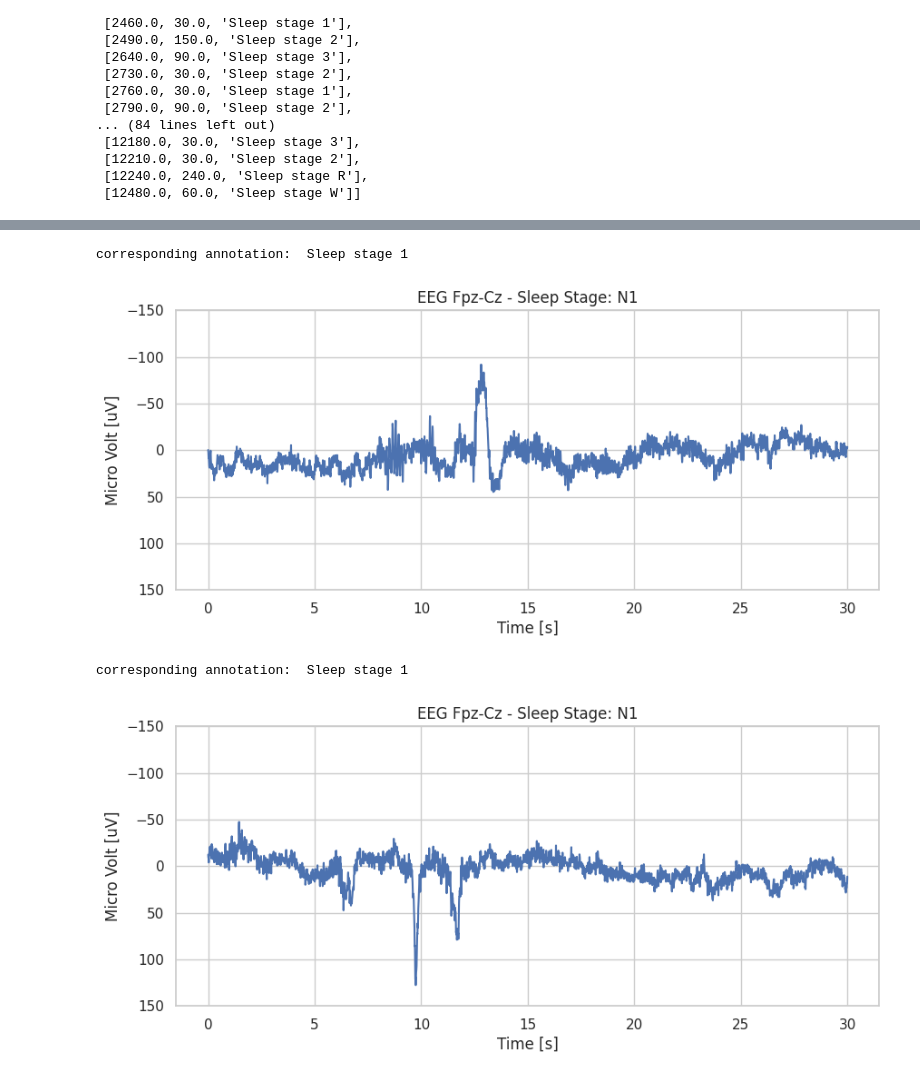
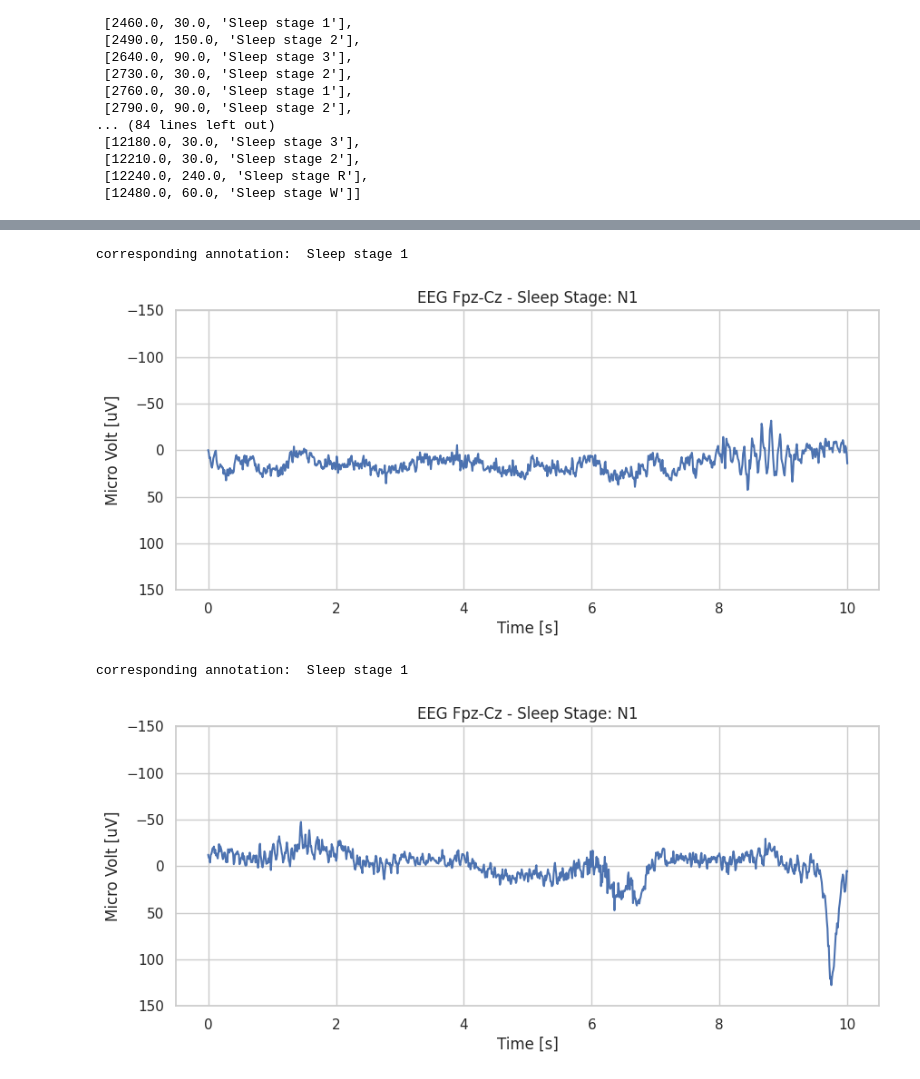
Before and after one commit to MatteoManni99/physioex, a Jupyter notebook: examples/tesi_plots.ipynb, the cells around one changed output, grey strips where cells are left out. Cells and saved outputs as stored; diff of their text form; code cells hidden in the pictures.

```diff
--- a/examples/tesi_plots.ipynb
+++ b/examples/tesi_plots.ipynb
@@ -69,7 +69,7 @@ def plot_raw_signal(start, finish, title):
         if start >= annotation[0] and finish <= annotation[0]+annotation[1]:
             print("corresponding annotation: ", annotation[2])
 
-    t = np.linspace(0, 30, 3000)
+    t = np.linspace(0, 10, 1000)
     plt.figure(figsize=(10, 4))  # Define figure size
     sns.lineplot(x=t, y=signal_to_plot, color="b")
 
@@ -89,10 +89,10 @@ corresponding annotation:  Sleep stage W
 # %%
-plot_raw_signal(2260, 2260+30, "EEG Fpz-Cz - Sleep Stage: N1")
+plot_raw_signal(2260, 2260+10, "EEG Fpz-Cz - Sleep Stage: N1")
 # %% [output]
 corresponding annotation:  Sleep stage 1
-[figure, old version]
+[figure, new version]
 # %%
-plot_raw_signal(2220, 2250, "EEG Fpz-Cz - Sleep Stage: N1")
+plot_raw_signal(2220, 2230, "EEG Fpz-Cz - Sleep Stage: N1")
 # %% [output]
 corresponding annotation:  Sleep stage 1
-[figure, old version]
+[figure, new version]
```
Also changed, not shown: parts of 2 cells of this notebook, 5 other files.
